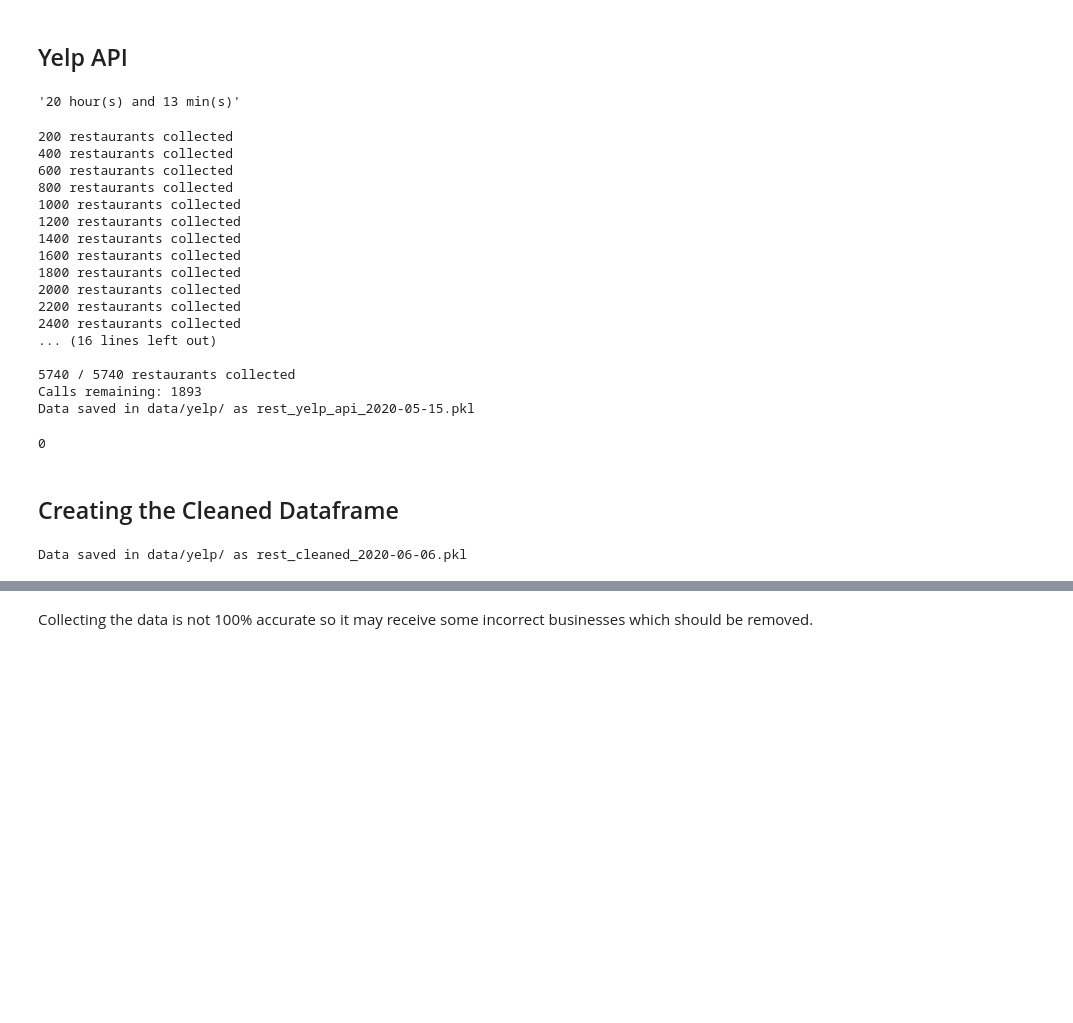
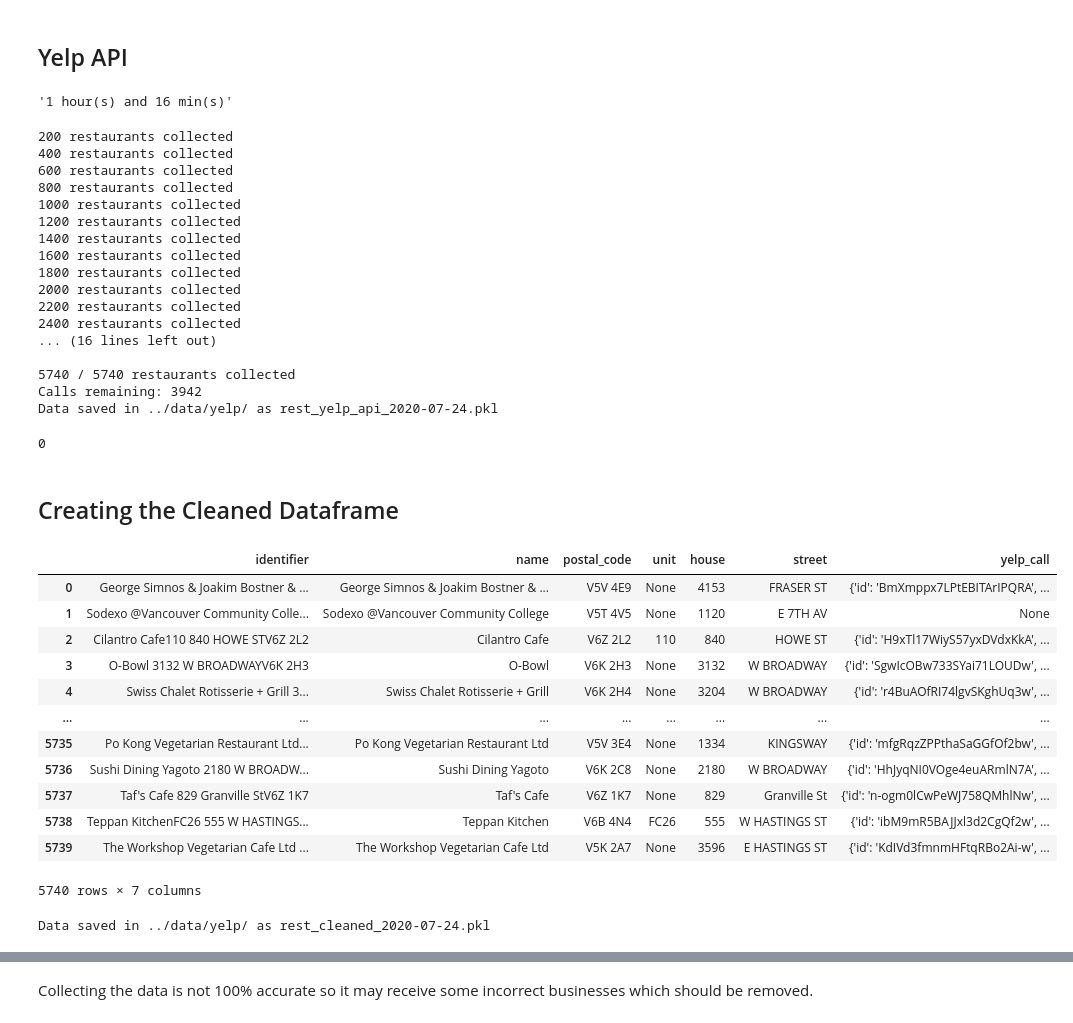
Before and after one commit to bradentam/vancouver_restaurants_project, a Jupyter notebook: eda/eda.ipynb, the cells around one changed output, grey strips where cells are left out. Cells and saved outputs as stored; diff of their text form; code cells hidden in the pictures; blank space fills up the shorter version.

```diff
--- a/eda/eda.ipynb
+++ b/eda/eda.ipynb
@@ -274,7 +276,7 @@ def get_params(rest):
     """
     """
 
-    name = rest.trade_name
+    name = rest.name
 
     house = rest.house
     street = rest.street
@@ -407,23 +409,25 @@ def remaining_time():
     mins = int((diff.seconds // 60) % 60)
 
     return '{} hour(s) and {} min(s)'.format(hours, mins)
-# %% [output]
-'20 hour(s) and 13 min(s)'
+# %%
+remaining_time()
+# %% [output]
+'1 hour(s) and 16 min(s)'
 # %%
 api_key = os.getenv('YELP_API_KEY')
 headers = {'Authorization': 'Bearer %s' % api_key}
 # %%
-# data = dict(identifier = [],
-#             name = [],
-#             postal_code = [],
-#             unit = [],
-#             house = [],
-#             street = [],
-#             yelp_call = [])
+data = dict(identifier = [],
+            name = [],
+            postal_code = [],
+            unit = [],
+            house = [],
+            street = [],
+            yelp_call = [])
 
-# filename = 'rest_yelp_api_2020-05-13.pkl'
-# with open(path + filename, 'rb') as f:
-#     data = pickle.load(f)
+filename = 'rest_yelp_api_2020-07-21.pkl'
+with open(path + filename, 'rb') as f:
+    data = pickle.load(f)
 # %%
 for i in range(len(rest_distinct_list)):
 
@@ -447,7 +451,7 @@ for i in range(len(rest_distinct_list)):
         data['yelp_call'].append(result_2)
 
         # for joining back to original dataframe
-        data['name'].append(rest_distinct_list[i].trade_name)
+        data['name'].append(rest_distinct_list[i].name)
         data['postal_code'].append(rest_distinct_list[i].postal_code)
         data['unit'].append(rest_distinct_list[i].unit)
         data['house'].append(rest_distinct_list[i].house)
@@ -459,7 +463,7 @@ for i in range(len(rest_distinct_list)):
 print('\n{} / {} restaurants collected'.format(i + 1, len(rest_distinct_list)))
 print('Calls remaining:', request_2.headers['ratelimit-remaining'])
 
-path = 'data/yelp/'
+path = '../data/yelp/'
 filename = 'rest_yelp_api' + time.strftime('_%Y-%m-%d') + '.pkl'
 with open(path + filename, 'wb') as f:
     pickle.dump(data, f, pickle.HIGHEST_PROTOCOL)
@@ -483,14 +487,30 @@ os.system("printf '\a'")
 ... (16 lines left out)
 
 5740 / 5740 restaurants collected
-Calls remaining: 1893
-Data saved in data/yelp/ as rest_yelp_api_2020-05-15.pkl
+Calls remaining: 3942
+Data saved in ../data/yelp/ as rest_yelp_api_2020-07-24.pkl
 0
 # %% [markdown]
 ## Creating the Cleaned Dataframe
 # %%
-with open('../data/yelp/rest_yelp_api_2020-05-15.pkl', 'rb') as f:
+with open('../data/yelp/rest_yelp_api_2020-07-24.pkl', 'rb') as f:
     data = pickle.load(f)
+# %%
+pd.DataFrame(data)
+# %% [output]
+|  | identifier | name | postal_code | unit | house | street | yelp_call |
+| 0 | George Simnos & Joakim Bostner & ... | George Simnos & Joakim Bostner & ... | V5V 4E9 | None | 4153 | FRASER ST | {'id': 'BmXmppx7LPtEBITArIPQRA', ... |
+| 1 | Sodexo @Vancouver Community Colle... | Sodexo @Vancouver Community College | V5T 4V5 | None | 1120 | E 7TH AV | None |
+| 2 | Cilantro Cafe110 840 HOWE STV6Z 2L2 | Cilantro Cafe | V6Z 2L2 | 110 | 840 | HOWE ST | {'id': 'H9xTl17WiyS57yxDVdxKkA', ... |
+| 3 | O-Bowl 3132 W BROADWAYV6K 2H3 | O-Bowl | V6K 2H3 | None | 3132 | W BROADWAY | {'id': 'SgwIcOBw733SYai71LOUDw', ... |
+| 4 | Swiss Chalet Rotisserie + Grill 3... | Swiss Chalet Rotisserie + Grill | V6K 2H4 | None | 3204 | W BROADWAY | {'id': 'r4BuAOfRI74lgvSKghUq3w', ... |
+| ... | ... | ... | ... | ... | ... | ... | ... |
+| 5735 | Po Kong Vegetarian Restaurant Ltd... | Po Kong Vegetarian Restaurant Ltd | V5V 3E4 | None | 1334 | KINGSWAY | {'id': 'mfgRqzZPPthaSaGGfOf2bw', ... |
+| 5736 | Sushi Dining Yagoto 2180 W BROADW... | Sushi Dining Yagoto | V6K 2C8 | None | 2180 | W BROADWAY | {'id': 'HhJyqNI0VOge4euARmlN7A', ... |
+| 5737 | Taf's Cafe 829 Granville StV6Z 1K7 | Taf's Cafe | V6Z 1K7 | None | 829 | Granville St | {'id': 'n-ogm0lCwPeWJ758QMhlNw', ... |
+| 5738 | Teppan KitchenFC26 555 W HASTINGS... | Teppan Kitchen | V6B 4N4 | FC26 | 555 | W HASTINGS ST | {'id': 'ibM9mR5BAJJxl3d2CgQf2w', ... |
+| 5739 | The Workshop Vegetarian Cafe Ltd ... | The Workshop Vegetarian Cafe Ltd | V5K 2A7 | None | 3596 | E HASTINGS ST | {'id': 'KdIVd3fmnmHFtqRBo2Ai-w', ... |
+5740 rows × 7 columns
 # %%
 data_clean = dict(name = [],
                   name_yelp = [],
@@ -556,11 +576,11 @@ for call in data['yelp_call']:
             data_clean['price'].append(call['price'])
 
 
-path = 'data/yelp/'
+path = '../data/yelp/'
 filename = 'rest_cleaned' + time.strftime('_%Y-%m-%d') + '.pkl'
 with open(path + filename, 'wb') as f:
     pickle.dump(data_clean, f, pickle.HIGHEST_PROTOCOL)
 print('Data saved in {} as {}'.format(path, filename))
 # %% [output]
-Data saved in data/yelp/ as rest_cleaned_2020-06-06.pkl
+Data saved in ../data/yelp/ as rest_cleaned_2020-07-24.pkl
 # %%
```
Also changed, not shown: parts of 48 cells of this notebook.
